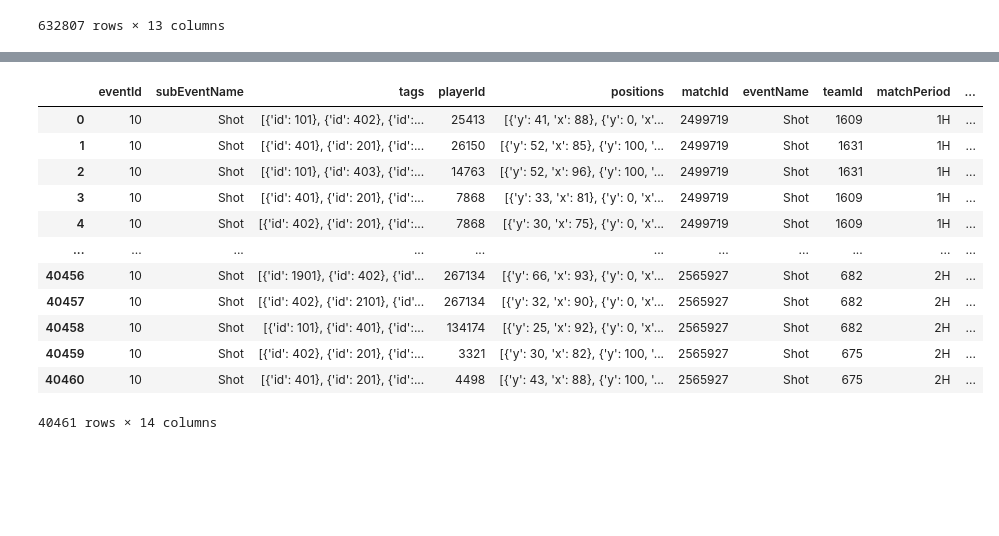
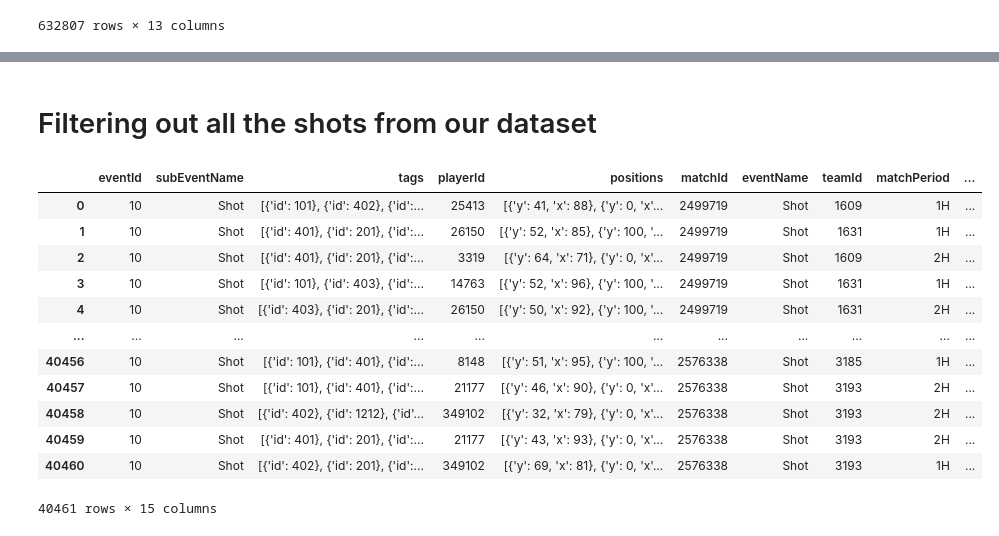
Before and after one commit to Anhali/xG_model-_python, a Jupyter notebook: xG_model.ipynb, the cells around one changed output, grey strips where cells are left out. Saved outputs shown, nothing was run; the diff lists cells and outputs as text; code cells hidden in the pictures; blank space fills up the shorter version.

```diff
--- a/xG_model.ipynb
+++ b/xG_model.ipynb
@@ -133,3 +150,9 @@ event_France
 | 632805 | 8 | Simple pass | [{'id': 1801}] | 249926 | [{'y': 47, 'x': 44}, {'y': 8, 'x'... | 2501065 | Pass | 3795 | 2H | ... |
 | 632806 | 8 | Simple pass | [{'id': 1802}] | 393284 | [{'y': 8, 'x': 41}, {'y': 0, 'x':... | 2501065 | Pass | 3795 | 2H | ... |
 632807 rows × 13 columns
+# %%
+event_data = pd.concat([event_England, event_France, event_Germany, event_Italy, event_Spain])
+
+# Reset the index of the resulting dataframe
+event_data = event_data.reset_index(drop=True)
+event_data
@@ -135,0 +173,3 @@ event_France
+# %%
+event_data = calculate_previous_possession(event_data)
+event_data
@@ -136,22 +190,24 @@ event_France
+# %% [markdown]
+# Filtering out all the shots from our dataset
 # %%
 # Filtering out all the shots from our dataset
-shots_df = new_events_merged[new_events_merged['subEventName']=='Shot'].reset_index(drop=True)
+shots_df = event_data[event_data['subEventName']=='Shot'].reset_index(drop=True)
 
 shots_df
 # %% [output]
 |  | eventId | subEventName | tags | playerId | positions | matchId | eventName | teamId | matchPeriod | ... |
 | 0 | 10 | Shot | [{'id': 101}, {'id': 402}, {'id':... | 25413 | [{'y': 41, 'x': 88}, {'y': 0, 'x'... | 2499719 | Shot | 1609 | 1H | ... |
 | 1 | 10 | Shot | [{'id': 401}, {'id': 201}, {'id':... | 26150 | [{'y': 52, 'x': 85}, {'y': 100, '... | 2499719 | Shot | 1631 | 1H | ... |
-| 2 | 10 | Shot | [{'id': 101}, {'id': 403}, {'id':... | 14763 | [{'y': 52, 'x': 96}, {'y': 100, '... | 2499719 | Shot | 1631 | 1H | ... |
-| 3 | 10 | Shot | [{'id': 401}, {'id': 201}, {'id':... | 7868 | [{'y': 33, 'x': 81}, {'y': 0, 'x'... | 2499719 | Shot | 1609 | 1H | ... |
-| 4 | 10 | Shot | [{'id': 402}, {'id': 201}, {'id':... | 7868 | [{'y': 30, 'x': 75}, {'y': 0, 'x'... | 2499719 | Shot | 1609 | 1H | ... |
+| 2 | 10 | Shot | [{'id': 401}, {'id': 201}, {'id':... | 3319 | [{'y': 64, 'x': 71}, {'y': 0, 'x'... | 2499719 | Shot | 1609 | 2H | ... |
+| 3 | 10 | Shot | [{'id': 101}, {'id': 403}, {'id':... | 14763 | [{'y': 52, 'x': 96}, {'y': 100, '... | 2499719 | Shot | 1631 | 1H | ... |
+| 4 | 10 | Shot | [{'id': 403}, {'id': 201}, {'id':... | 26150 | [{'y': 50, 'x': 92}, {'y': 100, '... | 2499719 | Shot | 1631 | 2H | ... |
 | ... | ... | ... | ... | ... | ... | ... | ... | ... | ... | ... |
-| 40456 | 10 | Shot | [{'id': 1901}, {'id': 402}, {'id'... | 267134 | [{'y': 66, 'x': 93}, {'y': 0, 'x'... | 2565927 | Shot | 682 | 2H | ... |
-| 40457 | 10 | Shot | [{'id': 402}, {'id': 2101}, {'id'... | 267134 | [{'y': 32, 'x': 90}, {'y': 0, 'x'... | 2565927 | Shot | 682 | 2H | ... |
-| 40458 | 10 | Shot | [{'id': 101}, {'id': 401}, {'id':... | 134174 | [{'y': 25, 'x': 92}, {'y': 0, 'x'... | 2565927 | Shot | 682 | 2H | ... |
-| 40459 | 10 | Shot | [{'id': 402}, {'id': 201}, {'id':... | 3321 | [{'y': 30, 'x': 82}, {'y': 100, '... | 2565927 | Shot | 675 | 2H | ... |
-| 40460 | 10 | Shot | [{'id': 401}, {'id': 201}, {'id':... | 4498 | [{'y': 43, 'x': 88}, {'y': 100, '... | 2565927 | Shot | 675 | 2H | ... |
+| 40456 | 10 | Shot | [{'id': 101}, {'id': 401}, {'id':... | 8148 | [{'y': 51, 'x': 95}, {'y': 100, '... | 2576338 | Shot | 3185 | 1H | ... |
+| 40457 | 10 | Shot | [{'id': 101}, {'id': 401}, {'id':... | 21177 | [{'y': 46, 'x': 90}, {'y': 0, 'x'... | 2576338 | Shot | 3193 | 2H | ... |
+| 40458 | 10 | Shot | [{'id': 402}, {'id': 1212}, {'id'... | 349102 | [{'y': 32, 'x': 79}, {'y': 0, 'x'... | 2576338 | Shot | 3193 | 2H | ... |
+| 40459 | 10 | Shot | [{'id': 401}, {'id': 201}, {'id':... | 21177 | [{'y': 43, 'x': 93}, {'y': 0, 'x'... | 2576338 | Shot | 3193 | 2H | ... |
+| 40460 | 10 | Shot | [{'id': 402}, {'id': 201}, {'id':... | 349102 | [{'y': 69, 'x': 81}, {'y': 0, 'x'... | 2576338 | Shot | 3193 | 1H | ... |
-40461 rows × 14 columns
+40461 rows × 15 columns
 # %%
 # Let us build the required dataset for expected goal model building
 # Creating your feature matrix and dropping non-essential columns
```
Also changed, not shown: parts of 52 cells of this notebook.
